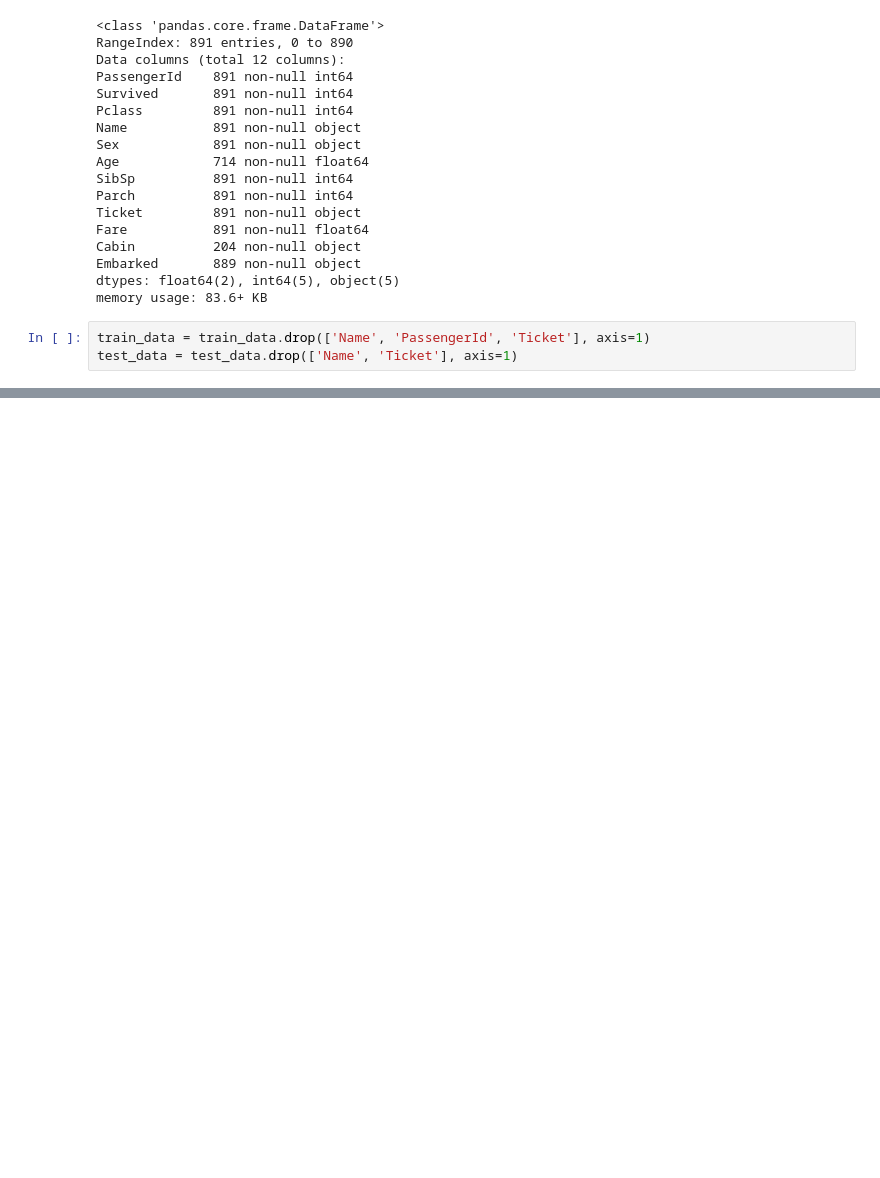
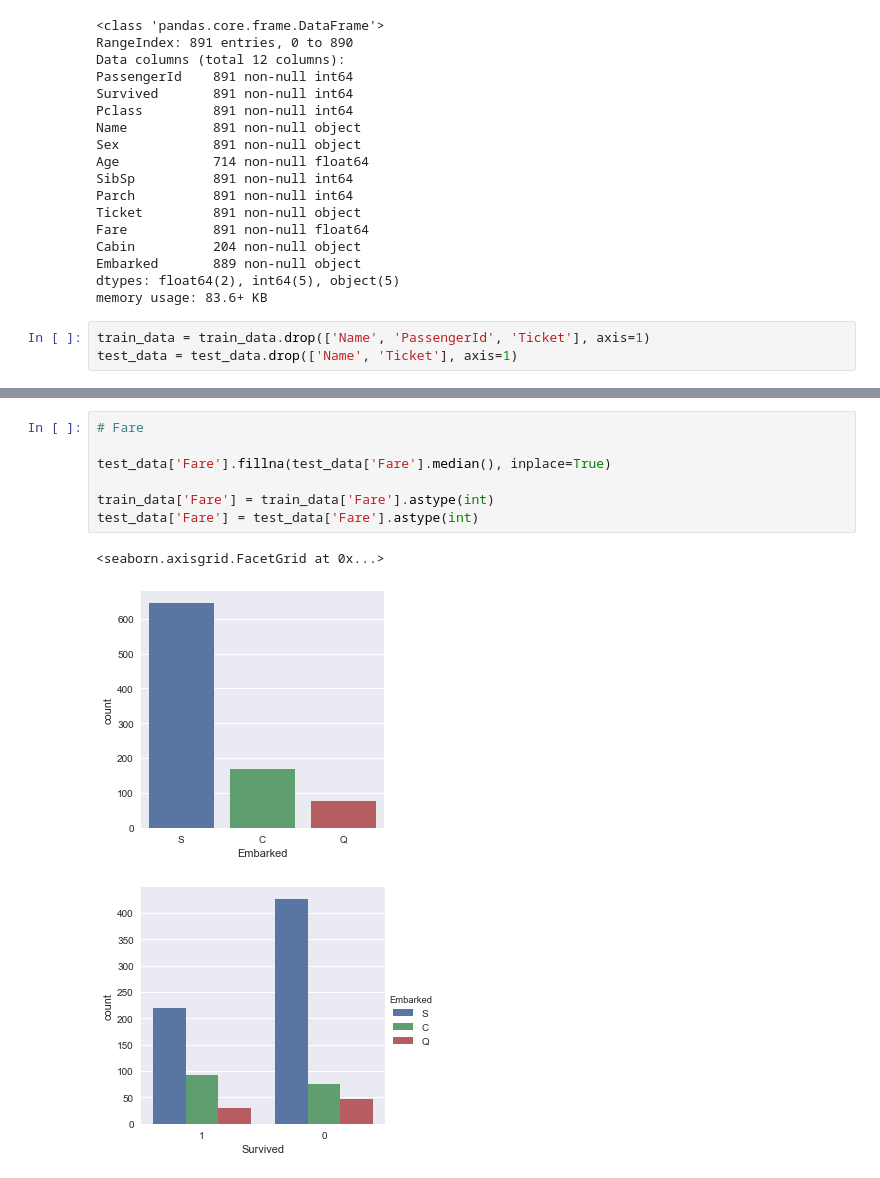
Before and after one commit to Didir19/Kaggle, a Jupyter notebook: titanic/Untitled.ipynb, the cells around one changed output, grey strips where cells are left out. Cells and saved outputs as stored; diff of their text form; blank space fills up the shorter version.

```diff
--- a/titanic/Untitled.ipynb
+++ b/titanic/Untitled.ipynb
@@ -46,0 +63,11 @@ TypeError: cannot perform reduce with flexible type
+# %%
+# Fare
+
+test_data['Fare'].fillna(test_data['Fare'].median(), inplace=True)
+
+train_data['Fare'] = train_data['Fare'].astype(int)
+test_data['Fare'] = test_data['Fare'].astype(int)
+# %% [output]
+<seaborn.axisgrid.FacetGrid at 0x...>
+[figure, added]
+[figure, added]
```
Also changed, not shown: parts of 4 cells of this notebook.
